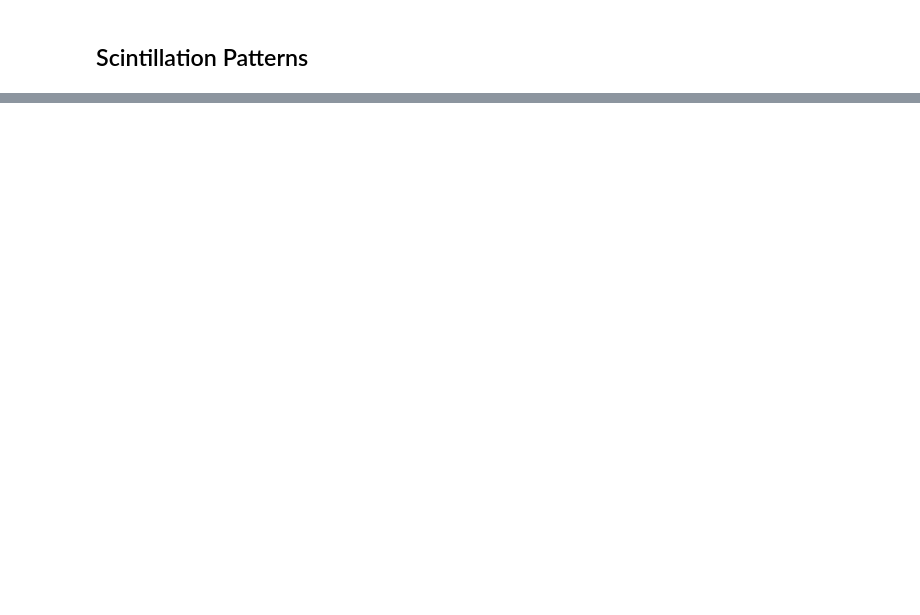
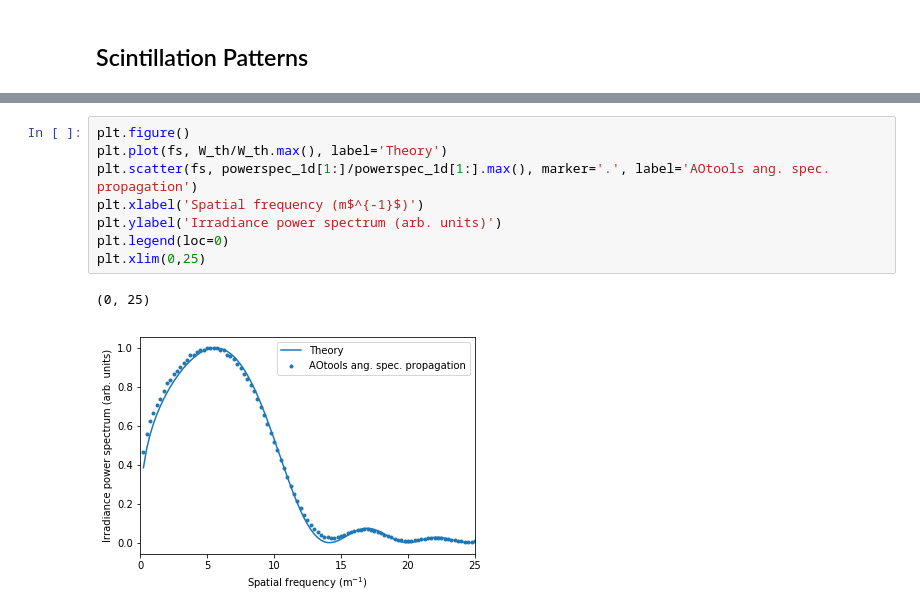
Before and after one commit to AOtools/aotools_tests, a Jupyter notebook: phase_screens/optical_propagation.ipynb, the cells around one changed output, grey strips where cells are left out. Drawn from its saved outputs; the diff is of its cells as text; blank space fills up the shorter version.

```diff
--- a/phase_screens/optical_propagation.ipynb
+++ b/phase_screens/optical_propagation.ipynb
@@ -39,0 +71,11 @@ plt.colorbar()
+# %%
+plt.figure()
+plt.plot(fs, W_th/W_th.max(), label='Theory')
+plt.scatter(fs, powerspec_1d[1:]/powerspec_1d[1:].max(), marker='.', label='AOtools ang. spec. propagation')
+plt.xlabel('Spatial frequency (m$^{-1}$)')
+plt.ylabel('Irradiance power spectrum (arb. units)')
+plt.legend(loc=0)
+plt.xlim(0,25)
+# %% [output]
+(0, 25)
+[figure, added]
```
Also changed, not shown: parts of 13 cells of this notebook.
